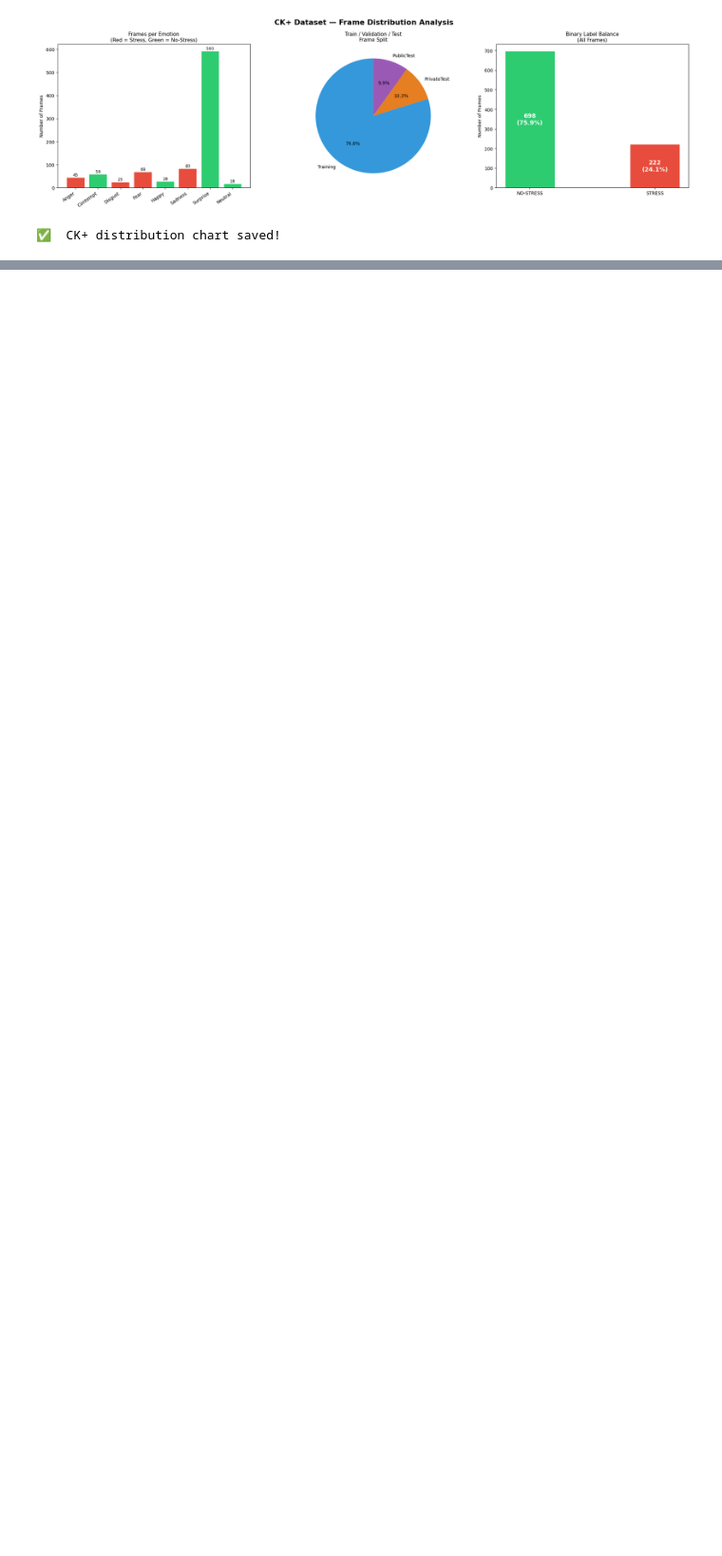
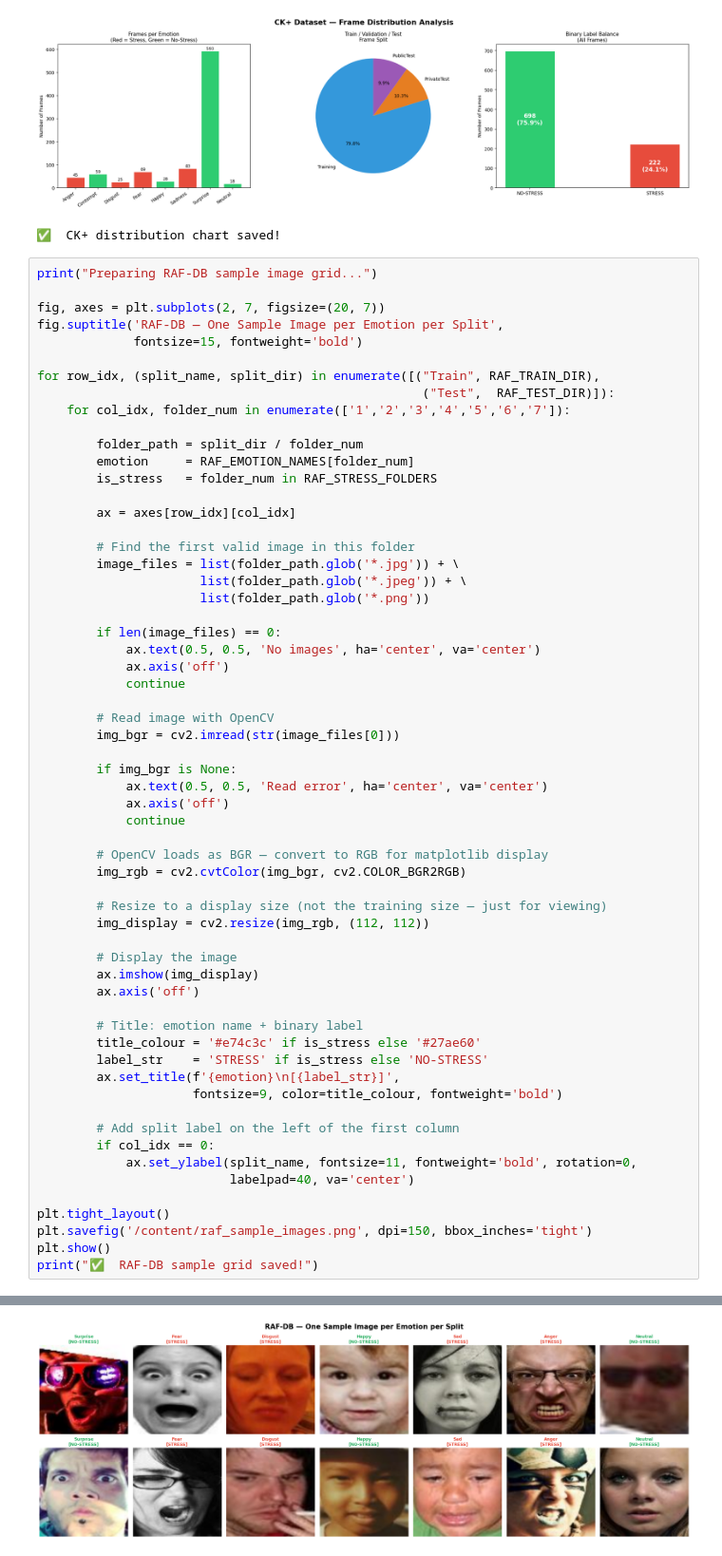
Before and after one commit to poonam-021/explainable-ai-stress-burnout, a Jupyter notebook: models/Visual_Analysis_Of_Stress.ipynb, the cells around one changed output, grey strips where cells are left out. Shown at 95% size. Saved outputs shown, nothing was run; the diff lists cells and outputs as text; blank space fills up the shorter version.

Commit message:
sample image grid for raf and cf+ data

```diff
--- a/models/Visual_Analysis_Of_Stress.ipynb
+++ b/models/Visual_Analysis_Of_Stress.ipynb
@@ -637,3 +637,64 @@ print("✅  CK+ distribution chart saved!")
 # %% [output]
 [figure]
 ✅  CK+ distribution chart saved!
+# %%
+print("Preparing RAF-DB sample image grid...")
+
+fig, axes = plt.subplots(2, 7, figsize=(20, 7))
+fig.suptitle('RAF-DB — One Sample Image per Emotion per Split',
+             fontsize=15, fontweight='bold')
+
+for row_idx, (split_name, split_dir) in enumerate([("Train", RAF_TRAIN_DIR),
+                                                    ("Test",  RAF_TEST_DIR)]):
+    for col_idx, folder_num in enumerate(['1','2','3','4','5','6','7']):
+
+        folder_path = split_dir / folder_num
+        emotion     = RAF_EMOTION_NAMES[folder_num]
+        is_stress   = folder_num in RAF_STRESS_FOLDERS
+
+        ax = axes[row_idx][col_idx]
+
+        # Find the first valid image in this folder
+        image_files = list(folder_path.glob('*.jpg')) + \
+                      list(folder_path.glob('*.jpeg')) + \
+                      list(folder_path.glob('*.png'))
+
+        if len(image_files) == 0:
+            ax.text(0.5, 0.5, 'No images', ha='center', va='center')
+            ax.axis('off')
+            continue
+
+        # Read image with OpenCV
+        img_bgr = cv2.imread(str(image_files[0]))
+
+        if img_bgr is None:
+            ax.text(0.5, 0.5, 'Read error', ha='center', va='center')
+            ax.axis('off')
+            continue
+
+        # OpenCV loads as BGR — convert to RGB for matplotlib display
+        img_rgb = cv2.cvtColor(img_bgr, cv2.COLOR_BGR2RGB)
+
+        # Resize to a display size (not the training size — just for viewing)
+        img_display = cv2.resize(img_rgb, (112, 112))
+
+        # Display the image
+        ax.imshow(img_display)
+        ax.axis('off')
+
+        # Title: emotion name + binary label
+        title_colour = '#e74c3c' if is_stress else '#27ae60'
+        label_str    = 'STRESS' if is_stress else 'NO-STRESS'
+        ax.set_title(f'{emotion}\n[{label_str}]',
+                     fontsize=9, color=title_colour, fontweight='bold')
+
+        # Add split label on the left of the first column
+        if col_idx == 0:
+            ax.set_ylabel(split_name, fontsize=11, fontweight='bold', rotation=0,
+                          labelpad=40, va='center')
+
+plt.tight_layout()
+plt.savefig('/content/raf_sample_images.png', dpi=150, bbox_inches='tight')
+plt.show()
+print("✅  RAF-DB sample grid saved!")
+# %% [output]
@@ -639,0 +702 @@ print("✅  CK+ distribution chart saved!")
+[figure, added]
```
Also changed, not shown: parts of 6 cells of this notebook.
